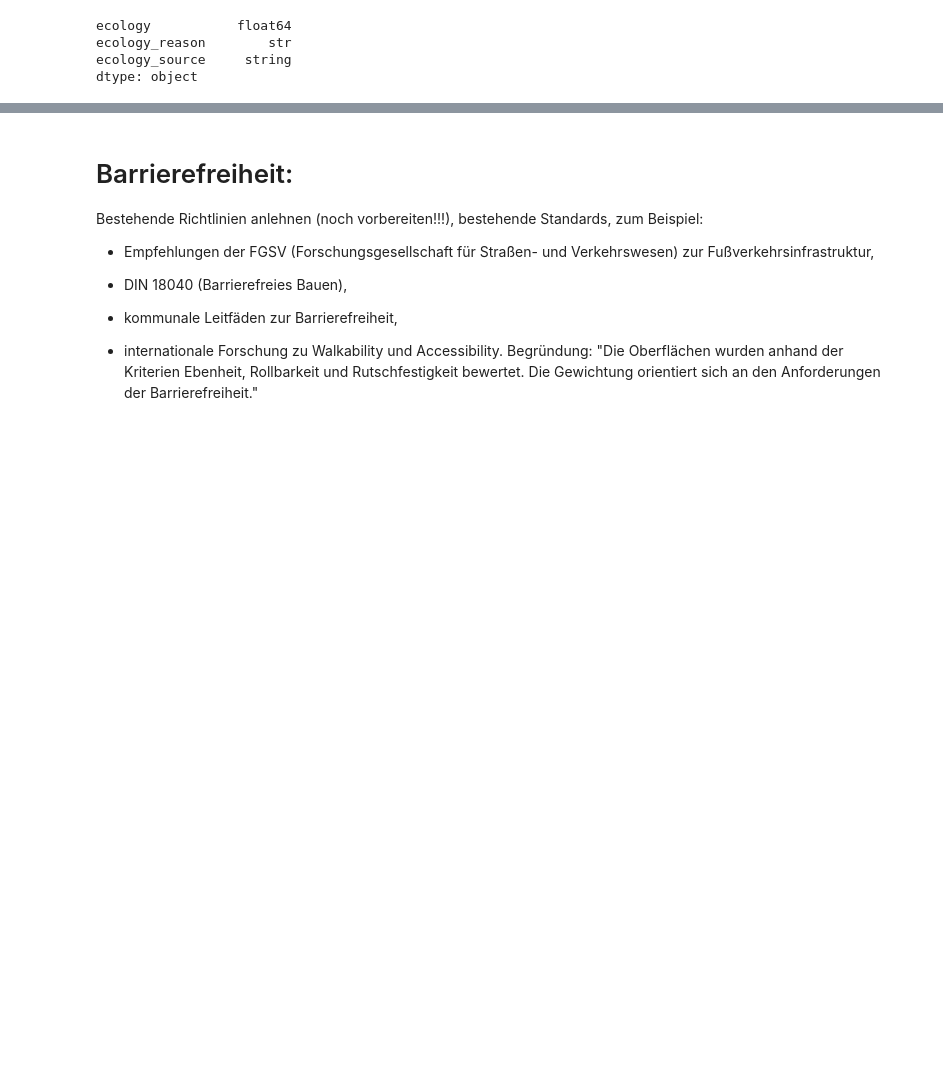
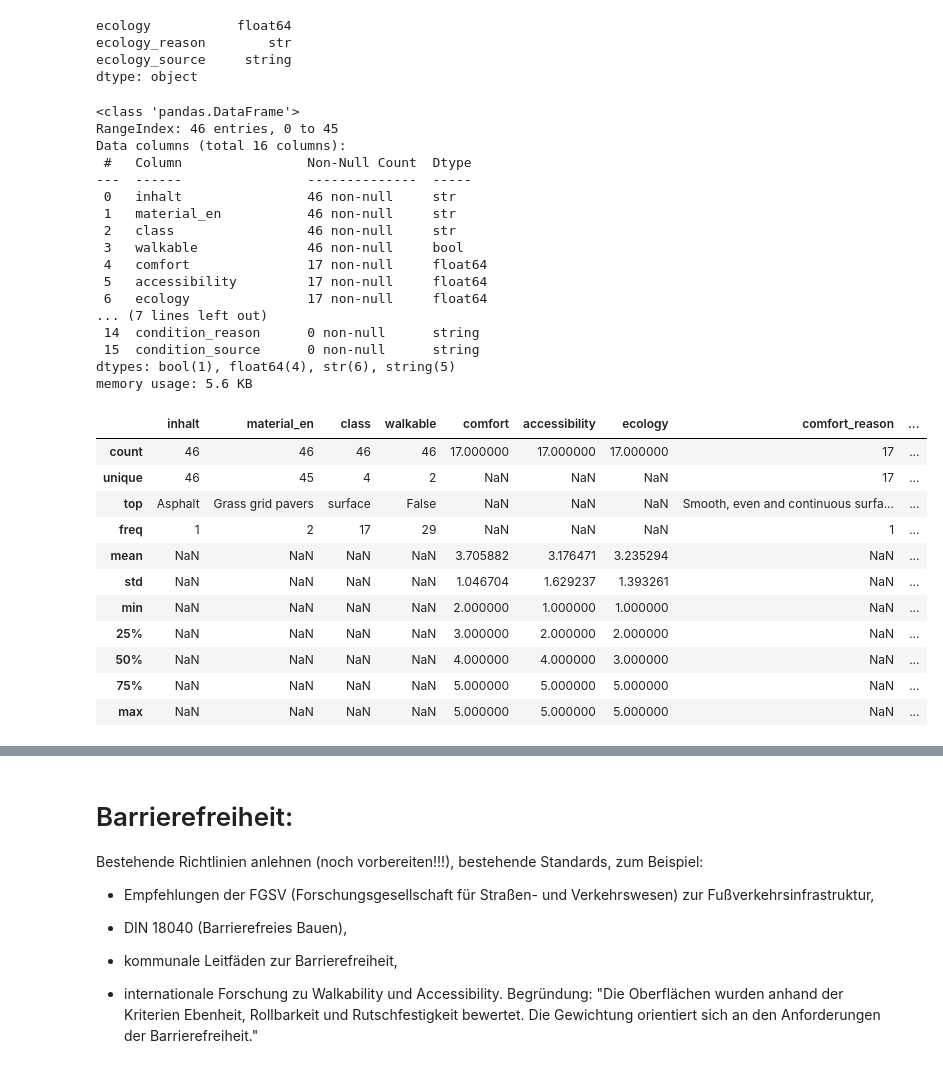
Before and after one commit to mail341/walkability-barmbek-sued, a Jupyter notebook: notebooks/03_mart_walkability.ipynb, the cells around one changed output, grey strips where cells are left out. Cells and saved outputs as stored; diff of their text form; code cells hidden in the pictures; blank space fills up the shorter version.

```diff
--- a/notebooks/03_mart_walkability.ipynb
+++ b/notebooks/03_mart_walkability.ipynb
@@ -2406,26 +2377,3 @@ comfort_scores = {
-# %%
-comfort_reasons = {
-    "Asphalt": "Smooth, even and continuous surface providing very high walking comfort.",
-    "Beton": "Firm, even and stable surface with very high walking comfort.",
-    "Platten 50x50": "Large slabs with few joints, resulting in a smooth walking surface.",
-    "Platten 50x75": "Large slabs with few joints, providing excellent walking comfort.",
-    "Platten sonstige": "Slab surfaces generally provide high walking comfort due to their evenness.",
-
-    "Betonsteinpflaster 10x20": "Regular concrete paving with moderate joints causing minor vibration.",
-    "Betonsteinpflaster 25x25": "Regular paving pattern with good walking comfort despite visible joints.",
-    "Betonstein sonstige": "Concrete block paving provides good walking comfort with moderate surface vibration.",
-    "Kunststein": "Artificial stone surfaces are generally smooth but include joints that slightly reduce comfort.",
-
-    "wassergebunden (Grandfläche)": "Firm gravel surface providing moderate walking comfort.",
-    "durchgewachsene Grandfläche": "Vegetation within the gravel surface slightly reduces walking comfort.",
-    "Mischmaterial": "Walking comfort depends on the material mix and is therefore moderate.",
-    "Rasenwaben": "Grass grid surface is walkable but produces an uneven walking sensation.",
-    "Betonwabenstein": "Concrete cellular paving provides a firm but uneven walking surface with moderate walking comfort.",
-    "Rasengittersteine": "Grass grid pavers create an uneven but still walkable surface.",
-
-    "Natursteinpflaster": "Irregular natural stone surface results in noticeable vibration while walking.",
-    "unbefestigt (keine Grandfläche)": "Loose unpaved surface provides limited walking comfort."
-}
 # %%
 surface_lookup["comfort"] = surface_lookup["inhalt"].map(comfort_scores)
 
@@ -2756,0 +2710,34 @@ dtype: object
+# %%
+surface_lookup.info()
+surface_lookup.head()
+surface_lookup.describe(include="all")
+# %% [output]
+<class 'pandas.DataFrame'>
+RangeIndex: 46 entries, 0 to 45
+Data columns (total 16 columns):
+ #   Column                Non-Null Count  Dtype
+---  ------                --------------  -----
+ 0   inhalt                46 non-null     str
+ 1   material_en           46 non-null     str
+ 2   class                 46 non-null     str
+ 3   walkable              46 non-null     bool
+ 4   comfort               17 non-null     float64
+ 5   accessibility         17 non-null     float64
+ 6   ecology               17 non-null     float64
+... (7 lines left out)
+ 14  condition_reason      0 non-null      string
+ 15  condition_source      0 non-null      string
+dtypes: bool(1), float64(4), str(6), string(5)
+memory usage: 5.6 KB
+|  | inhalt | material_en | class | walkable | comfort | accessibility | ecology | comfort_reason | ... |
+| count | 46 | 46 | 46 | 46 | 17.000000 | 17.000000 | 17.000000 | 17 | ... |
+| unique | 46 | 45 | 4 | 2 | NaN | NaN | NaN | 17 | ... |
+| top | Asphalt | Grass grid pavers | surface | False | NaN | NaN | NaN | Smooth, even and continuous surfa... | ... |
+| freq | 1 | 2 | 17 | 29 | NaN | NaN | NaN | 1 | ... |
+| mean | NaN | NaN | NaN | NaN | 3.705882 | 3.176471 | 3.235294 | NaN | ... |
+| std | NaN | NaN | NaN | NaN | 1.046704 | 1.629237 | 1.393261 | NaN | ... |
+| min | NaN | NaN | NaN | NaN | 2.000000 | 1.000000 | 1.000000 | NaN | ... |
+| 25% | NaN | NaN | NaN | NaN | 3.000000 | 2.000000 | 2.000000 | NaN | ... |
+| 50% | NaN | NaN | NaN | NaN | 4.000000 | 4.000000 | 3.000000 | NaN | ... |
+| 75% | NaN | NaN | NaN | NaN | 5.000000 | 5.000000 | 5.000000 | NaN | ... |
+| max | NaN | NaN | NaN | NaN | 5.000000 | 5.000000 | 5.000000 | NaN | ... |
```
Also changed, not shown: parts of 60 cells of this notebook, 8 other files.
